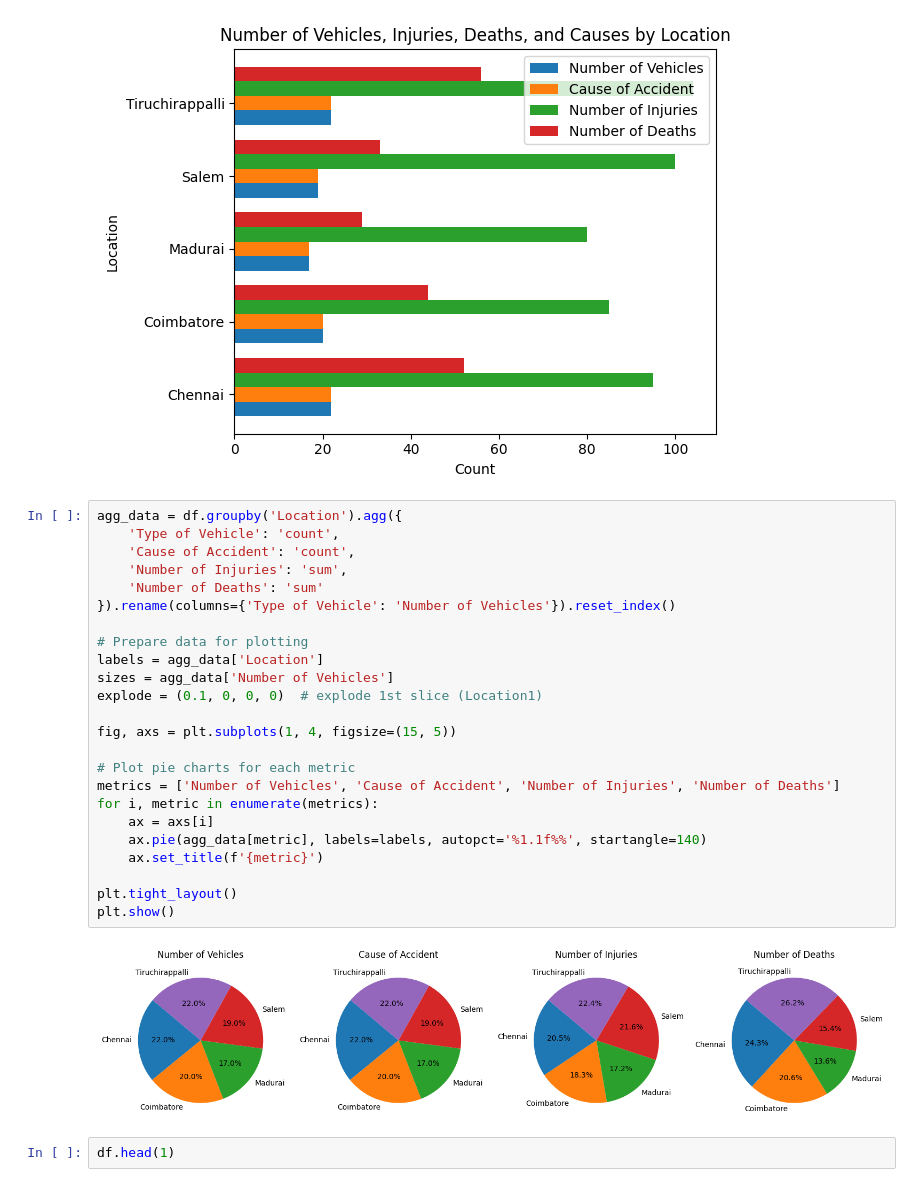
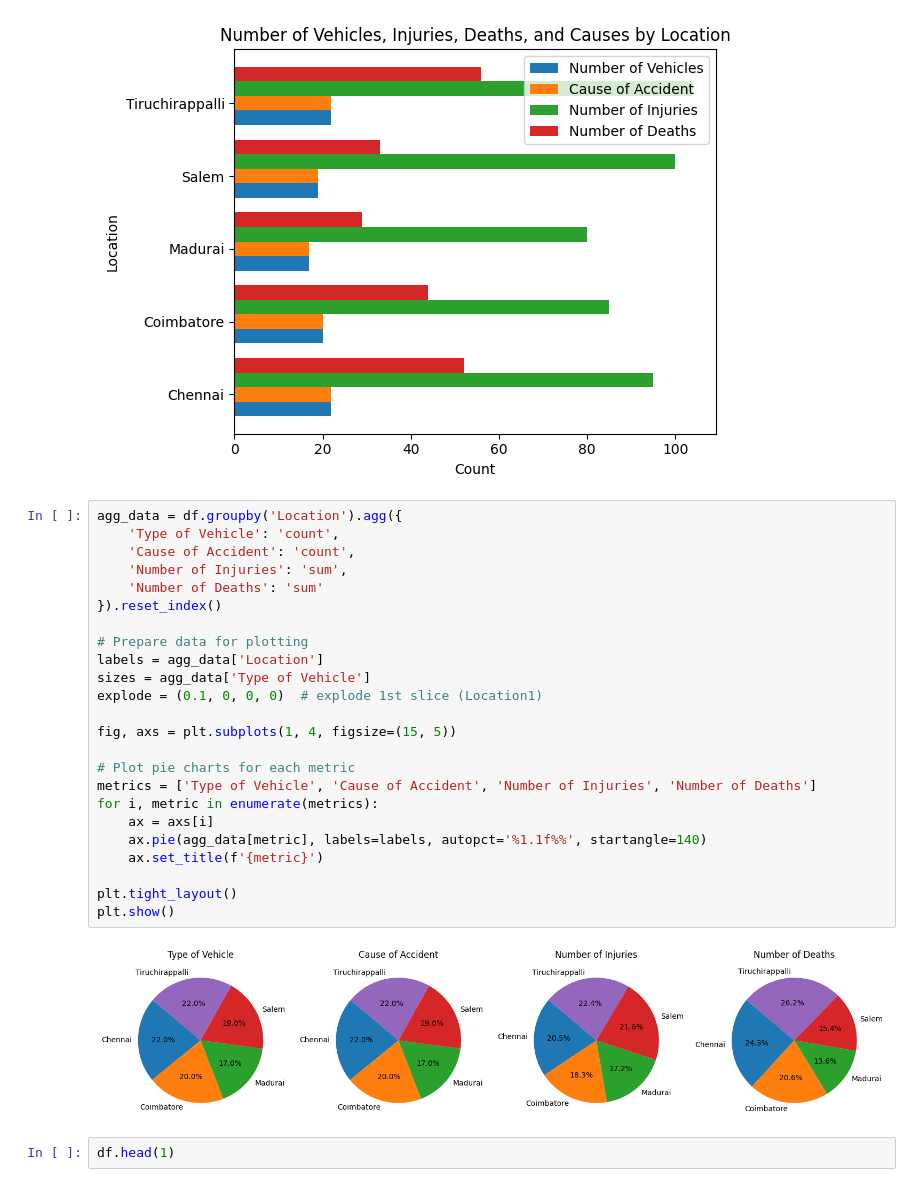
Before and after one commit to Udhay2898/Statistical-Insights-into-Test-Cricket-Performance, a Jupyter notebook: Acc.ipynb, the cells around one changed output. Drawn from its saved outputs; the diff is of its cells as text.

```diff
--- a/Acc.ipynb
+++ b/Acc.ipynb
@@ -201,29 +201,29 @@ plt.show()
 # %%
 agg_data = df.groupby('Location').agg({
     'Type of Vehicle': 'count',
     'Cause of Accident': 'count',
     'Number of Injuries': 'sum',
     'Number of Deaths': 'sum'
-}).rename(columns={'Type of Vehicle': 'Number of Vehicles'}).reset_index()
+}).reset_index()
 
 # Prepare data for plotting
 labels = agg_data['Location']
-sizes = agg_data['Number of Vehicles']
+sizes = agg_data['Type of Vehicle']
 explode = (0.1, 0, 0, 0)  # explode 1st slice (Location1)
 
 fig, axs = plt.subplots(1, 4, figsize=(15, 5))
 
 # Plot pie charts for each metric
-metrics = ['Number of Vehicles', 'Cause of Accident', 'Number of Injuries', 'Number of Deaths']
+metrics = ['Type of Vehicle', 'Cause of Accident', 'Number of Injuries', 'Number of Deaths']
 for i, metric in enumerate(metrics):
     ax = axs[i]
     ax.pie(agg_data[metric], labels=labels, autopct='%1.1f%%', startangle=140)
     ax.set_title(f'{metric}')
 
 plt.tight_layout()
 plt.show()
 # %% [output]
-[figure, old version]
+[figure, new version]
 # %%
 df.head(1)
 # %% [output]
```
Also changed, not shown: parts of 1 cell of this notebook.
